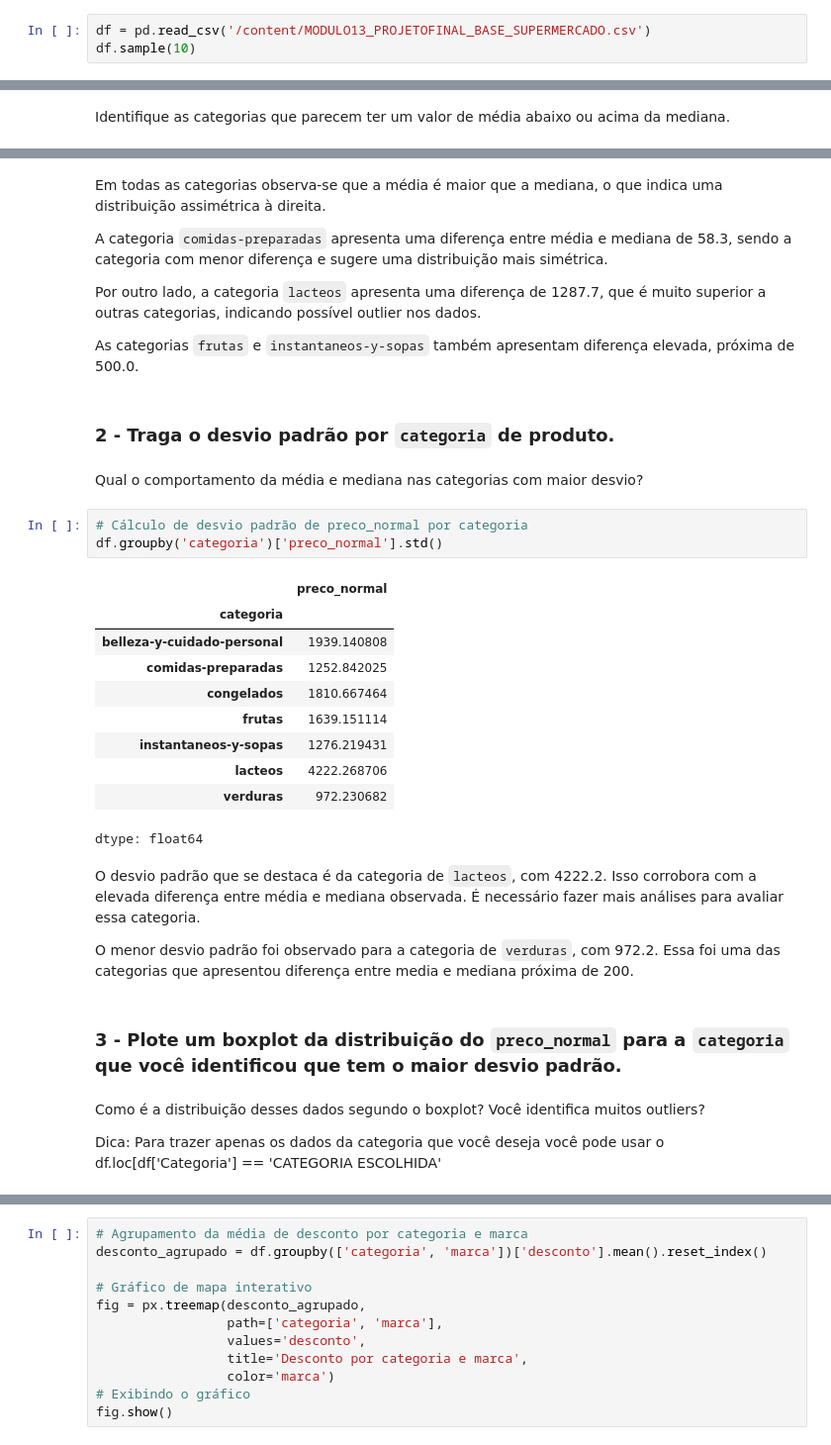
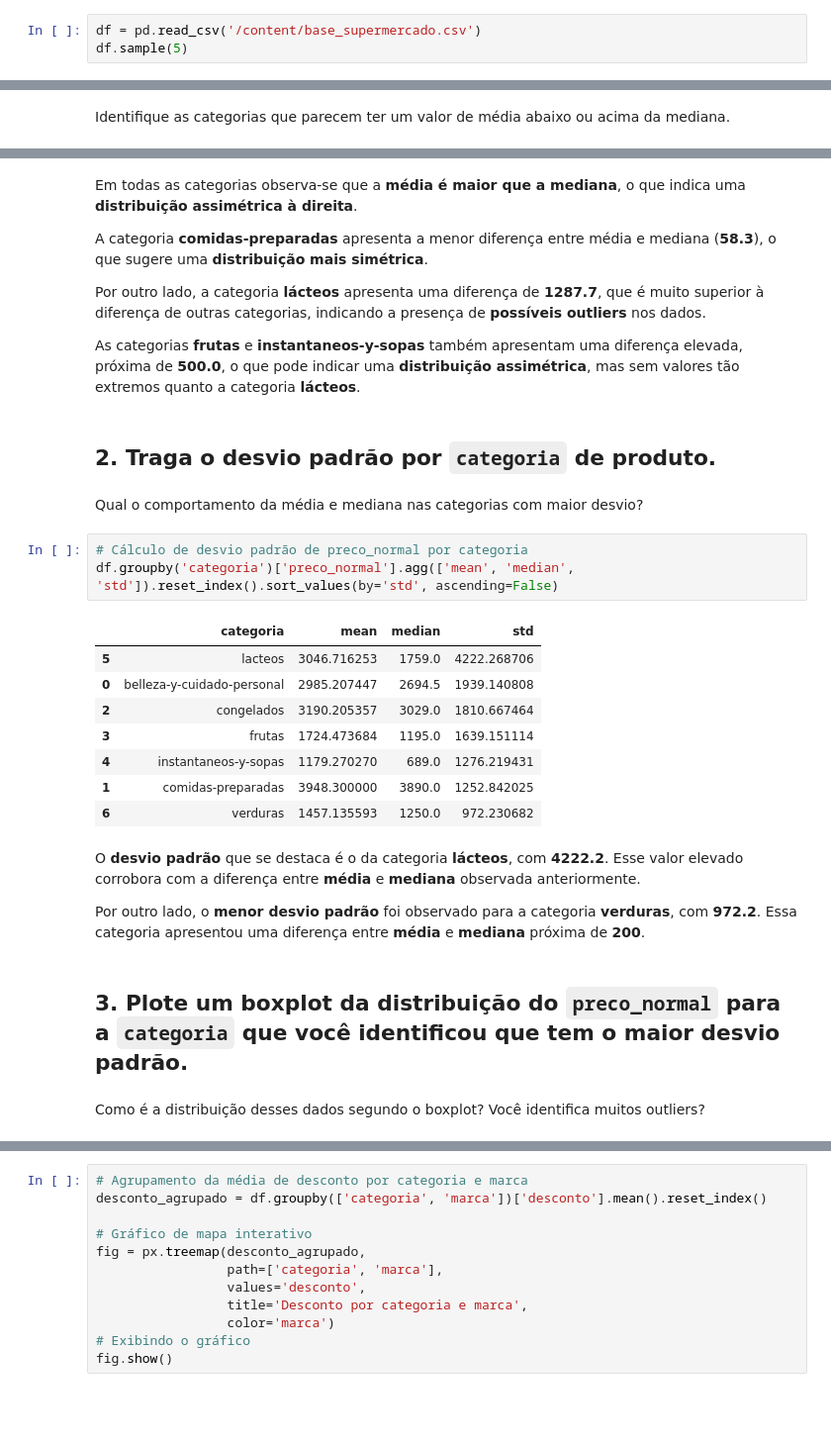
Before and after one commit to gracielarozza/estatistica_basica_supermercado, a Jupyter notebook: estatistica_basica_supermercado.ipynb, the cells around one changed output, grey strips where cells are left out. Shown at 99% size. Saved outputs shown, nothing was run; the diff lists cells and outputs as text; blank space fills up the shorter version.

```diff
--- a/estatistica_basica_supermercado.ipynb
+++ b/estatistica_basica_supermercado.ipynb
@@ -16,5 +12,5 @@ Altere o código abaixo de acordo com seu diretório.
 # %%
-df = pd.read_csv('/content/MODULO13_PROJETOFINAL_BASE_SUPERMERCADO.csv')
-df.sample(10)
+df = pd.read_csv('/content/base_supermercado.csv')
+df.sample(5)
 # %% [output]
 |  | title | Marca | Preco_Normal | Preco_Desconto | Preco_Anterior | Desconto | Categoria |
@@ -203,39 +139,35 @@ dtype: float64
 # %% [markdown]
-Em todas as categorias observa-se que a média é maior que a mediana, o que indica uma distribuição assimétrica à direita.
+Em todas as categorias observa-se que a **média é maior que a mediana**, o que indica uma **distribuição assimétrica à direita**.
 
-A categoria `comidas-preparadas` apresenta uma diferença entre média e mediana de 58.3, sendo a categoria com menor diferença e sugere uma distribuição mais simétrica.
+A categoria **comidas-preparadas** apresenta a menor diferença entre média e mediana (**58.3**), o que sugere uma **distribuição mais simétrica**.
 
-Por outro lado, a categoria `lacteos` apresenta uma diferença de 1287.7, que é muito superior a outras categorias, indicando possível outlier nos dados.
+Por outro lado, a categoria **lácteos** apresenta uma diferença de **1287.7**, que é muito superior à diferença de outras categorias, indicando a presença de **possíveis outliers** nos dados.
 
-As categorias `frutas` e `instantaneos-y-sopas` também apresentam diferença elevada, próxima de 500.0.
+As categorias **frutas** e **instantaneos-y-sopas** também apresentam uma diferença elevada, próxima de **500.0**, o que pode indicar uma **distribuição assimétrica**, mas sem valores tão extremos quanto a categoria **lácteos**.
 # %% [markdown]
-### 2 - Traga o desvio padrão por `categoria` de produto.
+## 2. Traga o desvio padrão por `categoria` de produto.
 # %% [markdown]
 Qual o comportamento da média e mediana nas categorias com maior desvio?
 # %%
 # Cálculo de desvio padrão de preco_normal por categoria
-df.groupby('categoria')['preco_normal'].std()
+df.groupby('categoria')['preco_normal'].agg(['mean', 'median', 'std']).reset_index().sort_values(by='std', ascending=False)
 # %% [output]
-|  | preco_normal |
-| categoria |  |
-| belleza-y-cuidado-personal | 1939.140808 |
-| comidas-preparadas | 1252.842025 |
-| congelados | 1810.667464 |
-| frutas | 1639.151114 |
-| instantaneos-y-sopas | 1276.219431 |
-| lacteos | 4222.268706 |
-| verduras | 972.230682 |
+|  | categoria | mean | median | std |
+| 5 | lacteos | 3046.716253 | 1759.0 | 4222.268706 |
+| 0 | belleza-y-cuidado-personal | 2985.207447 | 2694.5 | 1939.140808 |
+| 2 | congelados | 3190.205357 | 3029.0 | 1810.667464 |
+| 3 | frutas | 1724.473684 | 1195.0 | 1639.151114 |
+| 4 | instantaneos-y-sopas | 1179.270270 | 689.0 | 1276.219431 |
+| 1 | comidas-preparadas | 3948.300000 | 3890.0 | 1252.842025 |
+| 6 | verduras | 1457.135593 | 1250.0 | 972.230682 |
-dtype: float64
 # %% [markdown]
-O desvio padrão que se destaca é da categoria de `lacteos`, com 4222.2. Isso corrobora com a elevada diferença entre média e mediana observada. É necessário fazer mais análises para avaliar essa categoria.
+O **desvio padrão** que se destaca é o da categoria **lácteos**, com **4222.2**. Esse valor elevado corrobora com a diferença entre **média** e **mediana** observada anteriormente.
 
-O menor desvio padrão foi observado para a categoria de `verduras`, com 972.2. Essa foi uma das categorias que apresentou diferença entre media e mediana próxima de 200.
+Por outro lado, o **menor desvio padrão** foi observado para a categoria **verduras**, com **972.2**. Essa categoria apresentou uma diferença entre **média** e **mediana** próxima de **200**.
 # %% [markdown]
-### 3 - Plote um boxplot da distribuição do `preco_normal` para a `categoria` que você identificou que tem o maior desvio padrão.
+## 3. Plote um boxplot da distribuição do `preco_normal` para a `categoria` que você identificou que tem o maior desvio padrão.
 # %% [markdown]
 Como é a distribuição desses dados segundo o boxplot? Você identifica muitos outliers?
-
-Dica: Para trazer apenas os dados da categoria que você deseja você pode usar o df.loc[df['Categoria'] == 'CATEGORIA ESCOLHIDA'
 # %%
 # Box plot da categoria lacteos, que apresentou maior desvio padrão
 df_lacteos = df.loc[df['categoria'] == 'lacteos']
```
Also changed, not shown: parts of 27 cells of this notebook, 2 other files.
